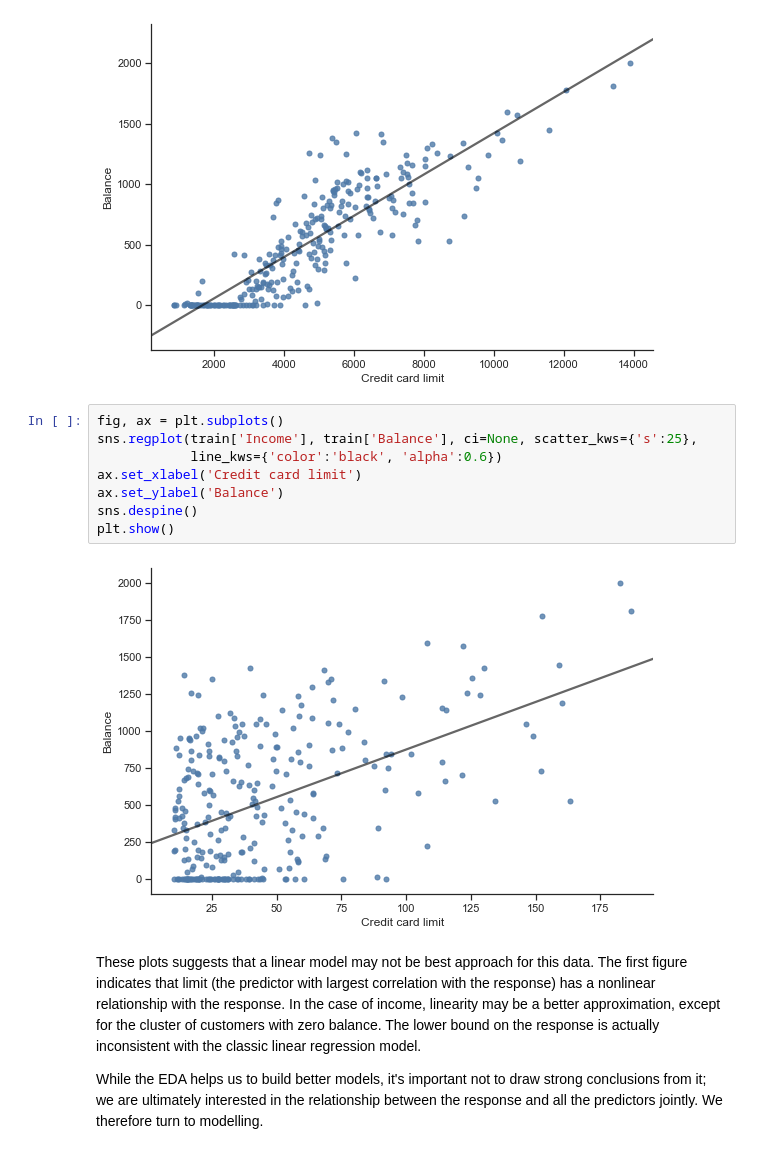
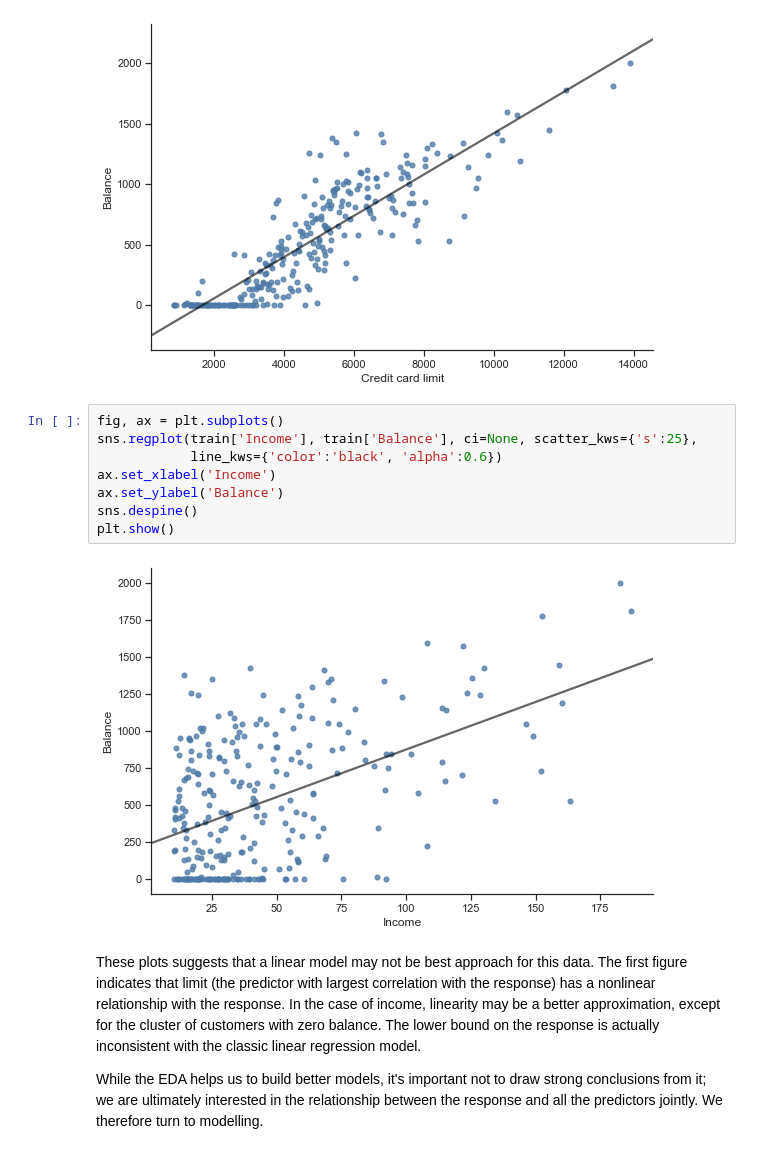
Before and after one commit to mscharth/qbus6810, a Jupyter notebook: 04 Linear Regression and k-Nearest Neighbours.ipynb, the cells around one changed output. Cells and saved outputs as stored; diff of their text form.

```diff
--- a/04 Linear Regression and k-Nearest Neighbours.ipynb
+++ b/04 Linear Regression and k-Nearest Neighbours.ipynb
@@ -93,13 +93,13 @@ plt.show()
 # %%
 fig, ax = plt.subplots()
 sns.regplot(train['Income'], train['Balance'], ci=None, scatter_kws={'s':25},
             line_kws={'color':'black', 'alpha':0.6})
-ax.set_xlabel('Credit card limit')
+ax.set_xlabel('Income')
 ax.set_ylabel('Balance')
 sns.despine()
 plt.show()
 # %% [output]
-[figure, old version]
+[figure, new version]
 # %% [markdown]
 These plots suggests that a linear model may not be best approach for this data. The first figure indicates that limit (the predictor with largest correlation with the response) has a nonlinear relationship with the response. In the case of income, linearity may be a better approximation, except for the cluster of customers with zero balance. The lower bound on the response is actually inconsistent with the classic linear regression model.
 
```
